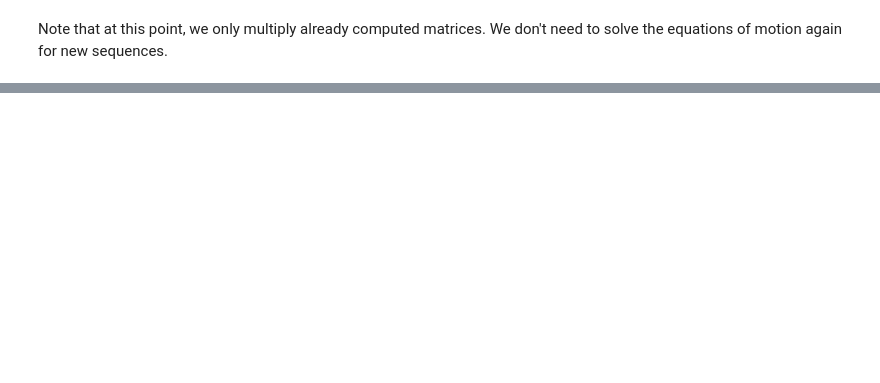
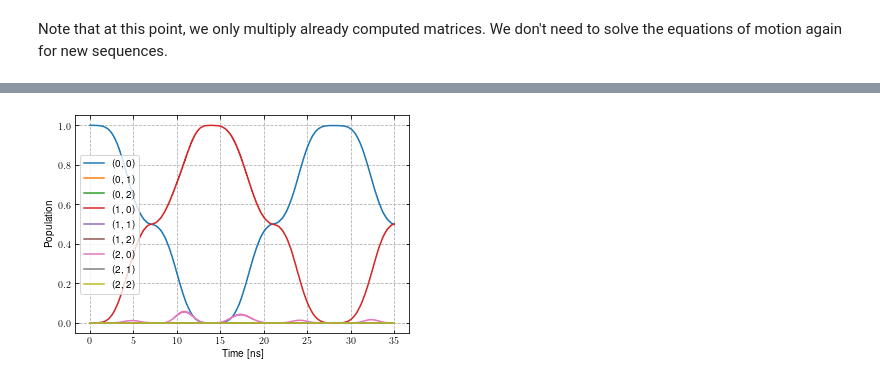
Before and after one commit to q-optimize/c3, a Jupyter notebook: examples/two_qubits.ipynb, the cells around one changed output, grey strips where cells are left out. Saved outputs shown, nothing was run; the diff lists cells and outputs as text; code cells hidden in the pictures; blank space fills up the shorter version.

```diff
--- a/examples/two_qubits.ipynb
+++ b/examples/two_qubits.ipynb
@@ -528,0 +636,4 @@ Note that at this point, we only multiply already computed matrices. We don't ne
+# %%
+exp.plot_dynamics(init_state, barely_a_seq * 5, debug=True)
+# %% [output]
+[figure, added]
```
Also changed, not shown: parts of 33 cells of this notebook, 4 other files.
